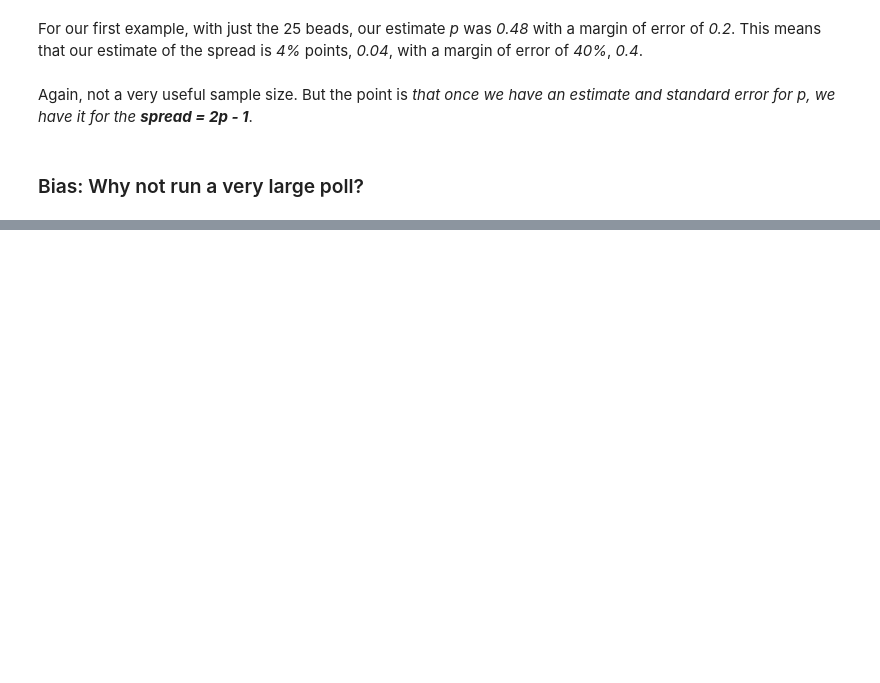
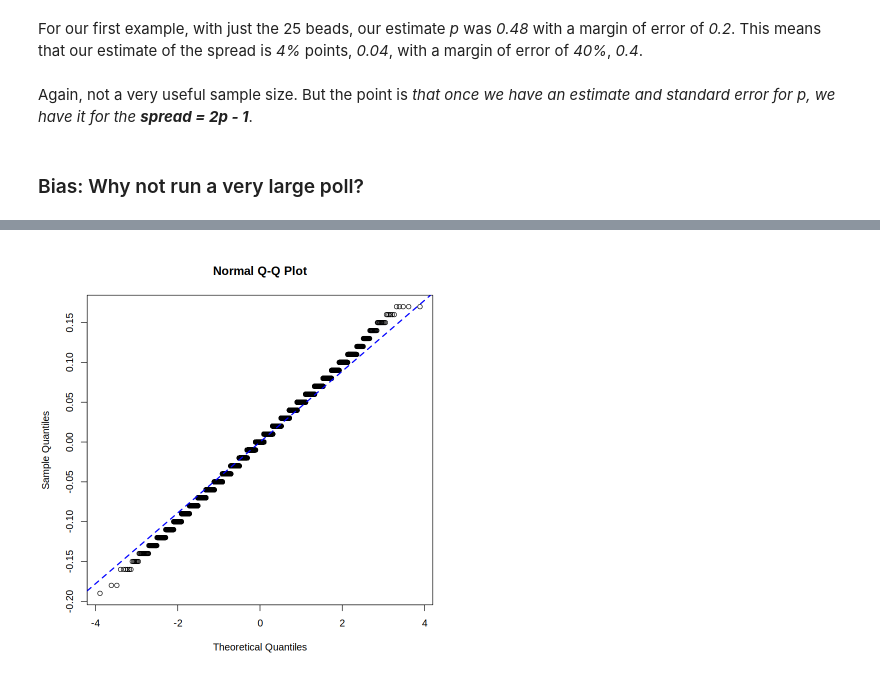
Before and after one commit to benitojpc/data-science-infering-modeling, a Jupyter notebook: Inference-Modeling.ipynb, the cells around one changed output, grey strips where cells are left out. Saved outputs shown, nothing was run; the diff lists cells and outputs as text; code cells hidden in the pictures; blank space fills up the shorter version.

```diff
--- a/Inference-Modeling.ipynb
+++ b/Inference-Modeling.ipynb
@@ -563,0 +892,12 @@ Again, not a very useful sample size. But the point is *that once we have an est
+# %%
+p <- 0.45
+N <- 100
+B <- 10000
+set.seed( 1 )
+
+errors <- replicate( B, p - take_sample( p,N ) )
+
+qqnorm( errors )
+qqline( errors, col="blue", lwd=2, lty=2 )
+# %% [output]
+[figure, added]
```
Also changed, not shown: parts of 32 cells of this notebook.
